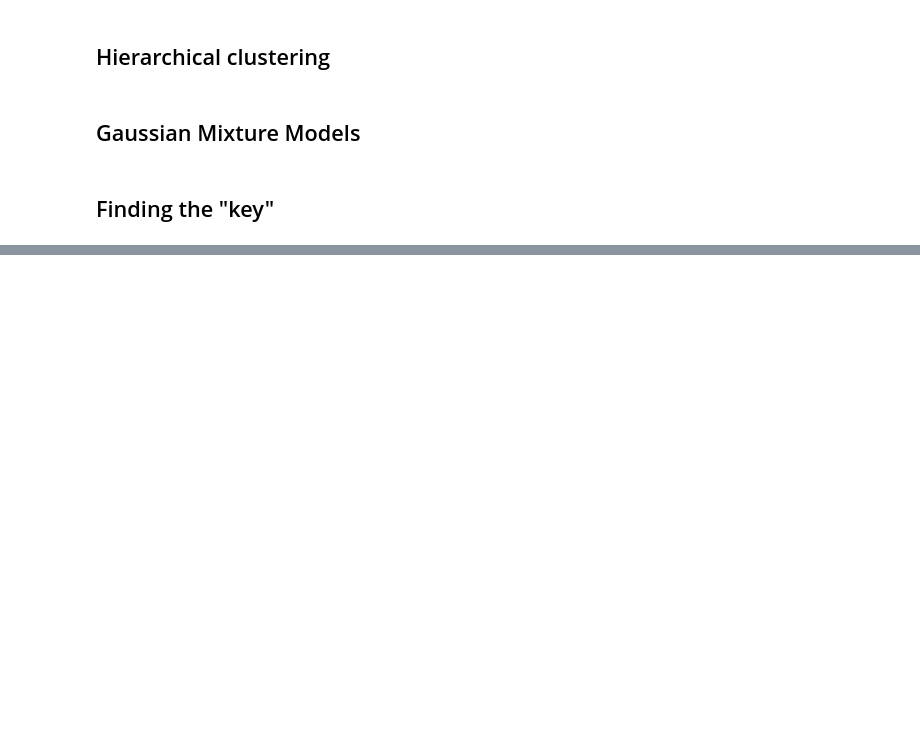
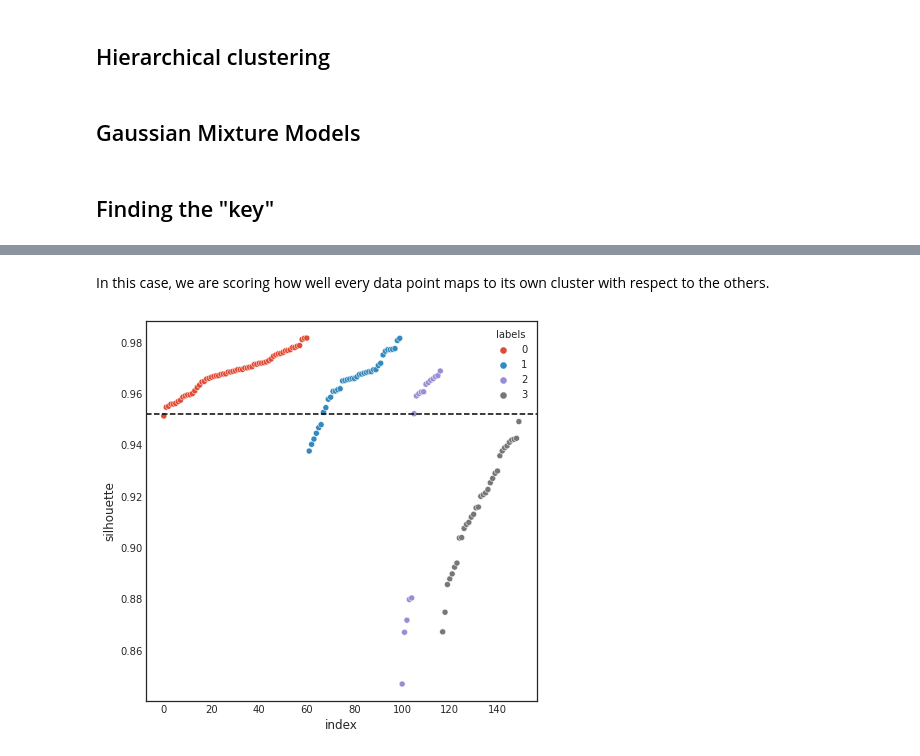
Before and after one commit to IvoLeist/ml_cnag-crg_course, a Jupyter notebook: day3/unsupervised_learning.ipynb, the cells around one changed output, grey strips where cells are left out. Saved outputs shown, nothing was run; the diff lists cells and outputs as text; code cells hidden in the pictures; blank space fills up the shorter version.

```diff
--- a/day3/unsupervised_learning.ipynb
+++ b/day3/unsupervised_learning.ipynb
@@ -155,0 +293,17 @@ Although in real unsupervised learning problems we don't have ground truth label
+# %% [markdown]
+In this case, we are scoring how well every data point maps to its own cluster with respect to the others.
+# %%
+X = pd.DataFrame(data['data'], columns=data['feature_names'])
+X['labels'] = kmeans(X.values, k=3)
+X['silhouette'] = compute_silhouette(X.values, labels)
+
+df = X.sort_values(['labels','silhouette'])\
+      .reset_index(drop=True)\
+      .reset_index()\
+      .astype({'labels':'category'})
+
+sns.scatterplot(x = 'index', y = 'silhouette', hue = 'labels', data = df)
+plt.axhline(np.mean(df['silhouette']), linestyle='dashed', color='black')
+plt.show()
+# %% [output]
+[figure, added]
```
Also changed, not shown: parts of 14 cells of this notebook, 2 other files.
